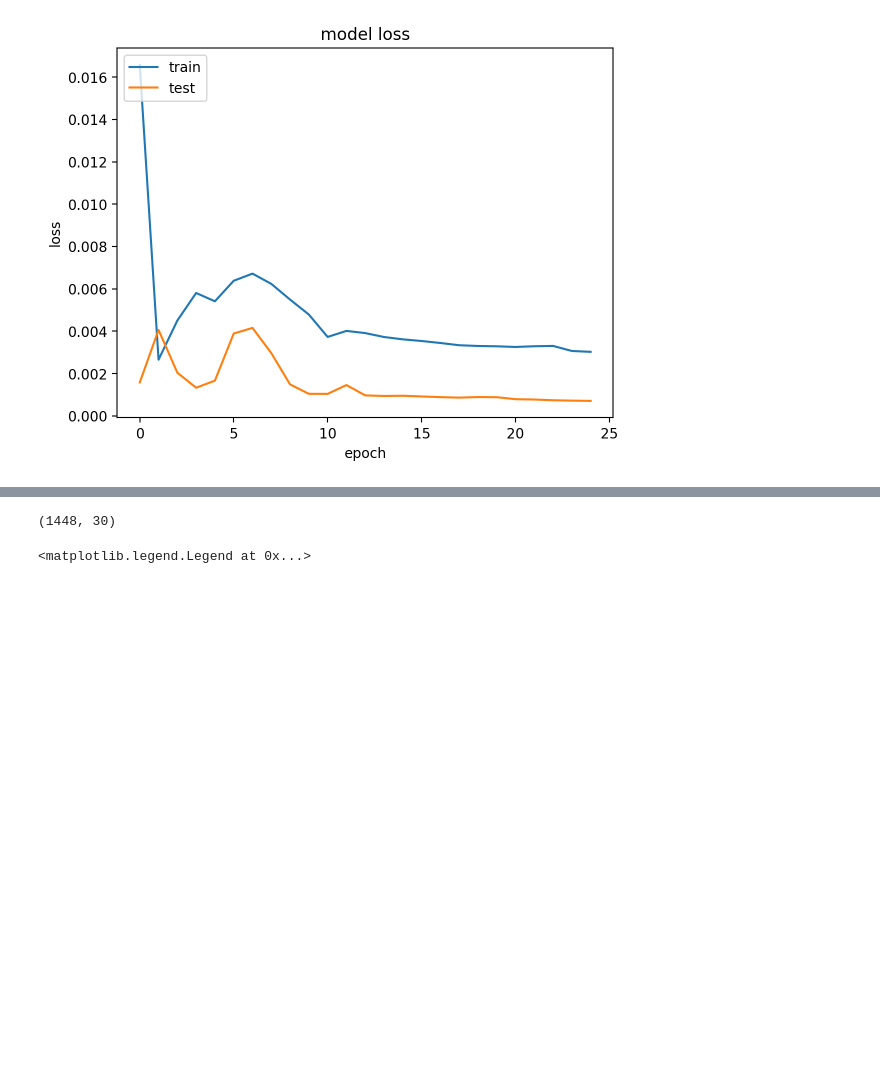
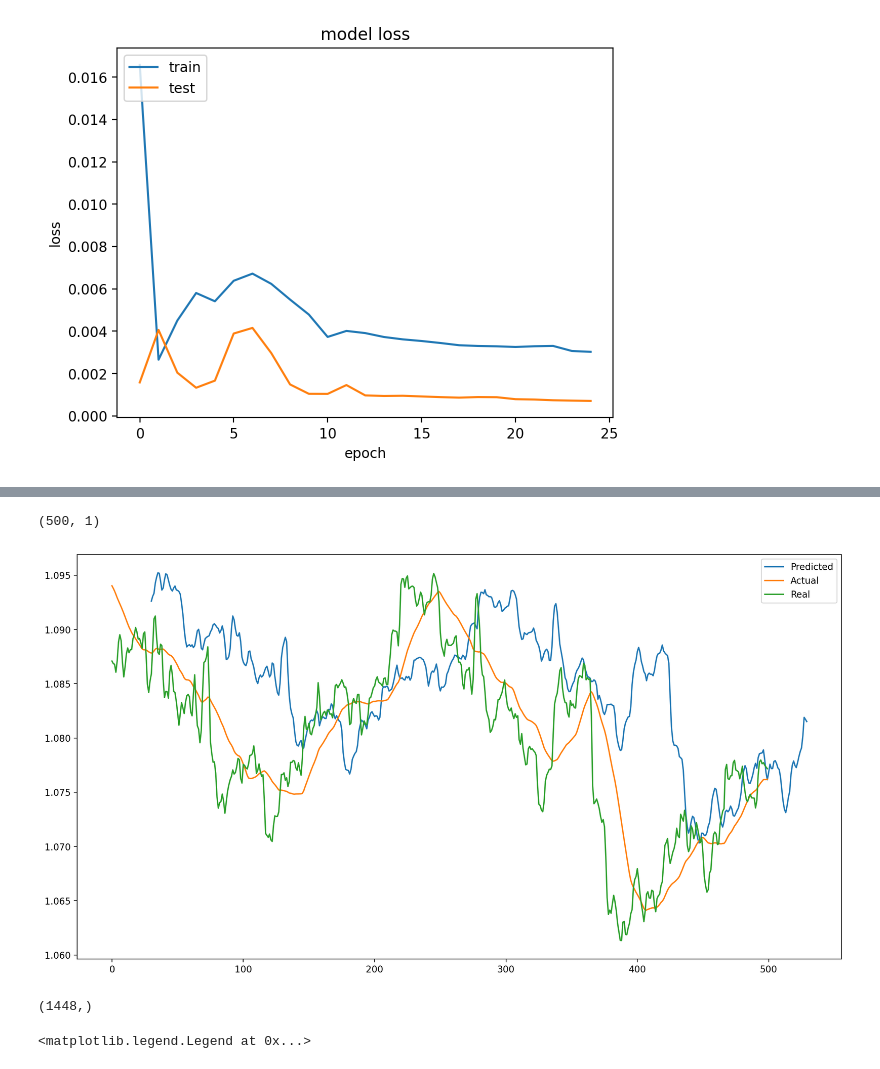
Before and after one commit to Iftekhar-mobin/Make_Money_with_Tensorflow_2.0, a Jupyter notebook: forexPredictor/Main_______Multivariate_Multi_Step_Single_output.ipynb, the cells around one changed output, grey strips where cells are left out. Saved outputs shown, nothing was run; the diff lists cells and outputs as text; code cells hidden in the pictures; blank space fills up the shorter version.

```diff
--- a/forexPredictor/Main_______Multivariate_Multi_Step_Single_output.ipynb
+++ b/forexPredictor/Main_______Multivariate_Multi_Step_Single_output.ipynb
@@ -277,4 +294,15 @@ predicted_price = model.predict(test_X)
+# %%
+pre = scaler.inverse_transform(np.average(predicted_price[-length:], axis=1).reshape(-1,1))
+filler = np.empty_like(pre[-length:])
+filler[:] = np.nan
+fill_pre = np.concatenate((filler[-30:], pre))
 # %%
-predicted_price.shape
+prediction.shape
 # %% [output]
-(1448, 30)
+(500, 1)
+# %%
+actu = scaler.inverse_transform(np.average(test_y[-length:], axis=1).reshape(-1,1))
+# %%
+plotting_result(fill_pre, actu, real=True)
+# %% [output]
+[figure, added]
@@ -281,3 +311,7 @@ predicted_price.shape
+# %%
+pr_price_avg.shape
+# %% [output]
+(1448,)
 # %%
 # plt.plot(predicted_price[-1])
 # plt.plot(test_y[-1])
```
Also changed, not shown: parts of 6 cells of this notebook.
